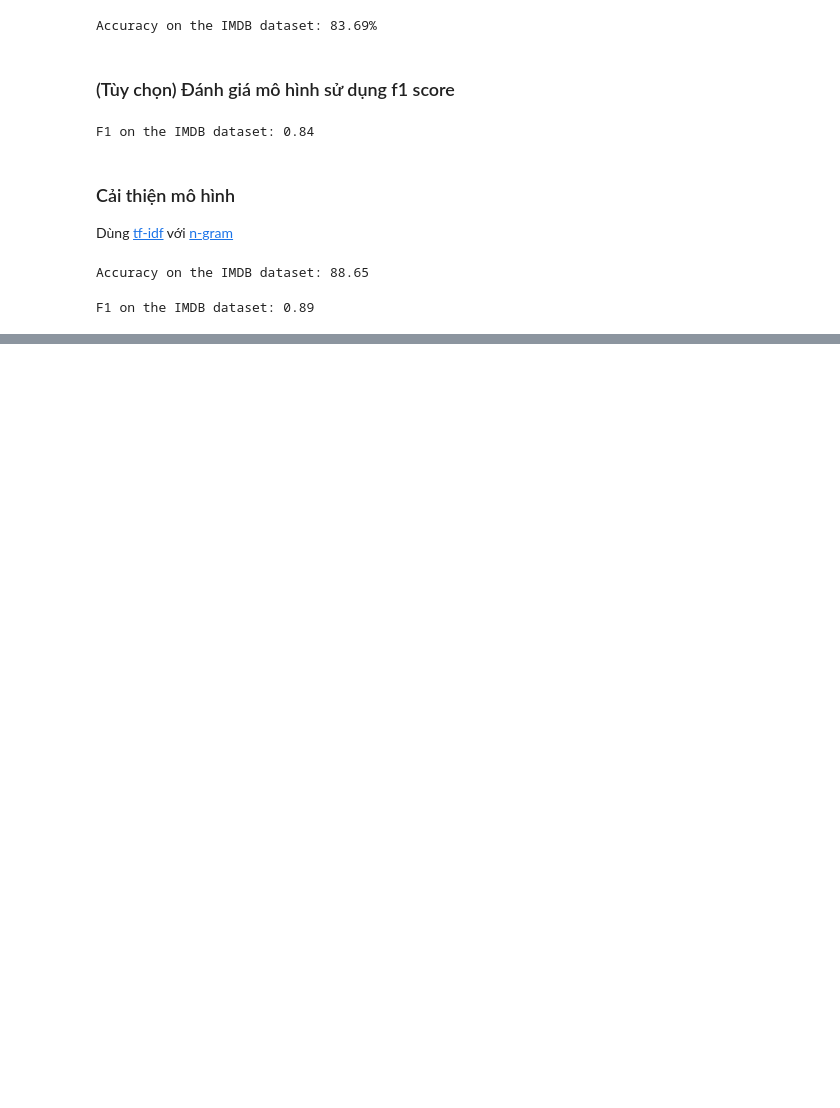
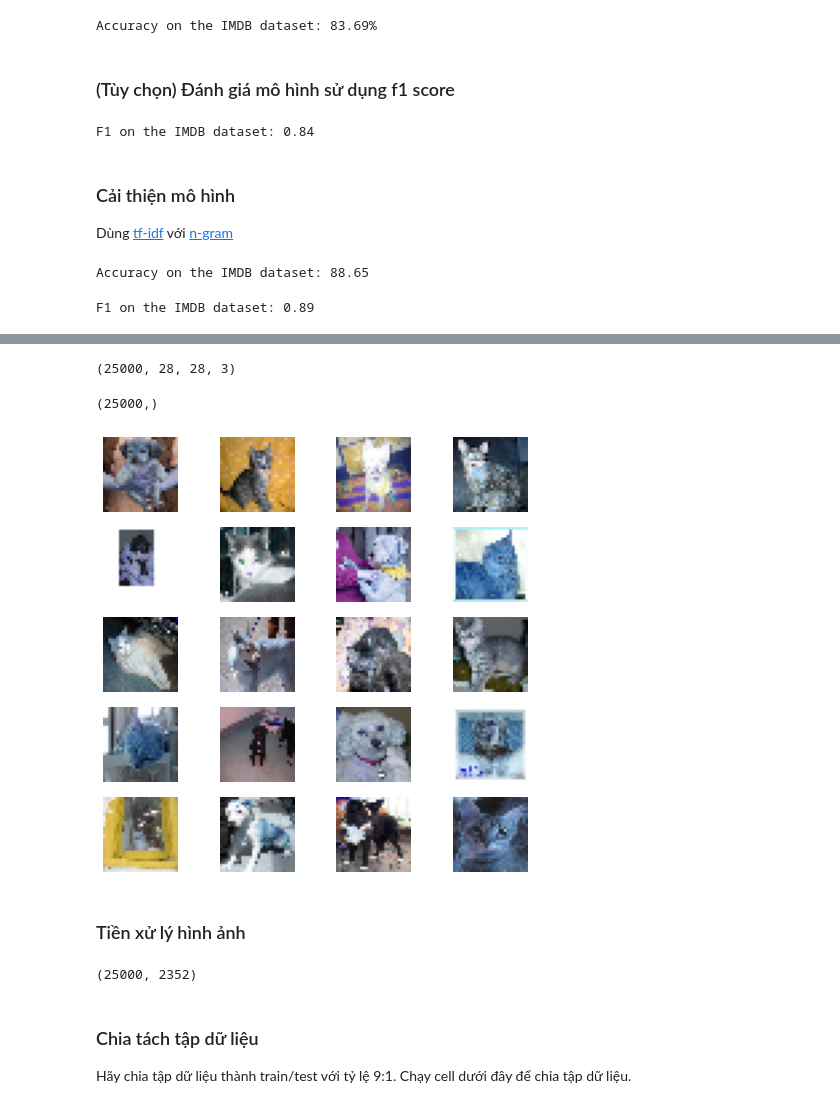
Before and after one commit to aidino/funix, a Jupyter notebook: draff.ipynb, the cells around one changed output, grey strips where cells are left out. Drawn from its saved outputs; the diff is of its cells as text; code cells hidden in the pictures; blank space fills up the shorter version.

```diff
--- a/draff.ipynb
+++ b/draff.ipynb
@@ -234,0 +259,49 @@ F1 on the IMDB dataset: 0.89
+# %%
+def get_dog_cat_data(folder, image_size):
+    """
+    Loads the data from the folder and returns the images and the labels
+    """
+    images = []
+    labels = []
+    for filename in os.listdir(folder):
+        img = cv2.imread(os.path.join(folder, filename))
+        if img is not None:
+            # resize image to (image_size, image_size)
+            img = cv2.resize(img, (image_size, image_size))
+            images.append(img)
+            if "dog" in filename:
+                labels.append(1)
+            else:
+                labels.append(0)
+    return np.array(images), np.array(labels)
+# %%
+images, labels = get_dog_cat_data("data/dogs-vs-cats/train", 28)
+# %%
+images.shape
+# %% [output]
+(25000, 28, 28, 3)
+# %%
+labels.shape
+# %% [output]
+(25000,)
+# %%
+w=10
+h=10
+fig = plt.figure(figsize=(8, 8))
+columns = 4
+rows = 5
+for i in range(1, columns*rows +1):
+    img = images[i-1]
+    fig.add_subplot(rows, columns, i)
+    plt.imshow(img)
+    plt.axis('off')
+plt.show()
+# %% [output]
+[figure, added]
+# %% [markdown]
+### Tiền xử lý hình ảnh
+# %%
+images = images.reshape(-1, 28*28*3)
+print(images.shape)
+# %% [output]
+(25000, 2352)
@@ -234,0 +311,3 @@ F1 on the IMDB dataset: 0.89
+# %% [markdown]
+### Chia tách tập dữ liệu
+Hãy chia tập dữ liệu thành train/test với tỷ lệ 9:1. Chạy cell dưới đây để chia tập dữ liệu.
```
Also changed, not shown: parts of 12 cells of this notebook.
